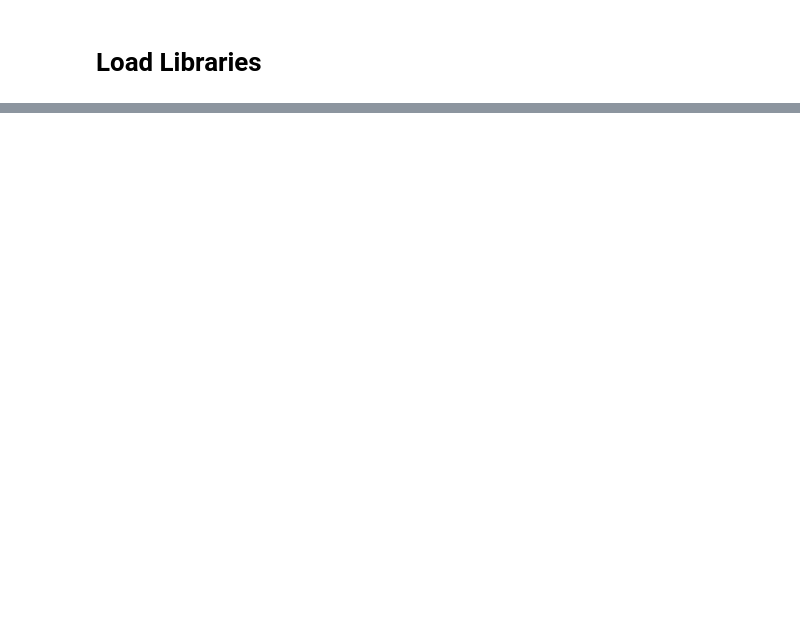
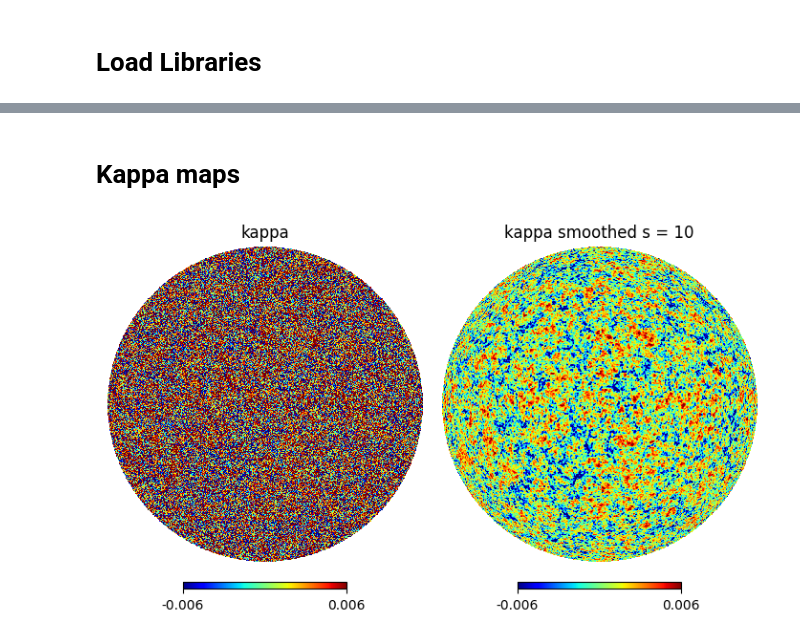
Before and after one commit to atokiwaipmu/LensingSSC, a Jupyter notebook: notebook/test.ipynb, the cells around one changed output, grey strips where cells are left out. Drawn from its saved outputs; the diff is of its cells as text; code cells hidden in the pictures; blank space fills up the shorter version.

```diff
--- a/notebook/test.ipynb
+++ b/notebook/test.ipynb
@@ -336,0 +21,23 @@ plt.savefig(f"{work_dir}/img/config.png", dpi=200, bbox_inches='tight', pad_inch
+# %% [markdown]
+# Kappa maps
+# %%
+# load base kappa
+path = '/lustre/work/akira.tokiwa/Projects/LensingSSC/results/tiled/data/kappa_zs0.5.fits'
+
+# read the data
+kappa_nested = hp.read_map(path) # in nested ordering
+kappa = hp.reorder(kappa_nested, n2r=True) # convert to ring ordering
+# %%
+smoothed_path = '/lustre/work/akira.tokiwa/Projects/LensingSSC/results/tiled/smoothed/kappa_zs0.5_smoothed_s10.fits'
+
+# read the smoothed map
+kappa_smoothed = hp.read_map(smoothed_path)
+kappa_smoothed_nested = hp.reorder(kappa_smoothed, r2n=True)
+# %%
+# plot the data
+fig = plt.figure(figsize=(7, 4))
+hp.orthview(kappa, title='kappa', sub=(1, 2, 1), min=-0.006, max=0.006, cmap='jet', half_sky=True)
+hp.orthview(kappa_smoothed, title='kappa smoothed s = 10', sub=(1, 2, 2), min=-0.006, max=0.006, cmap='jet', half_sky=True)
+plt.show()
+# %% [output]
+[figure, added]
```
Also changed, not shown: parts of 55 cells of this notebook, 12 other files.
